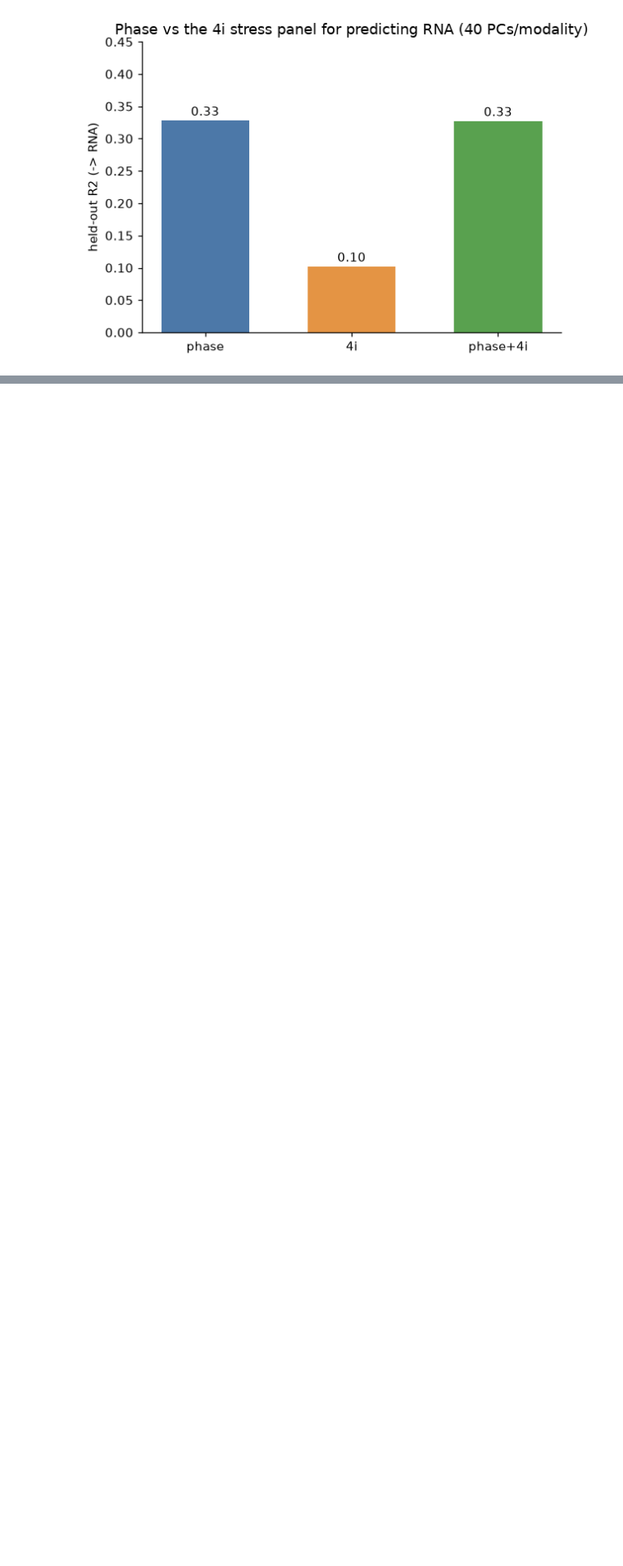
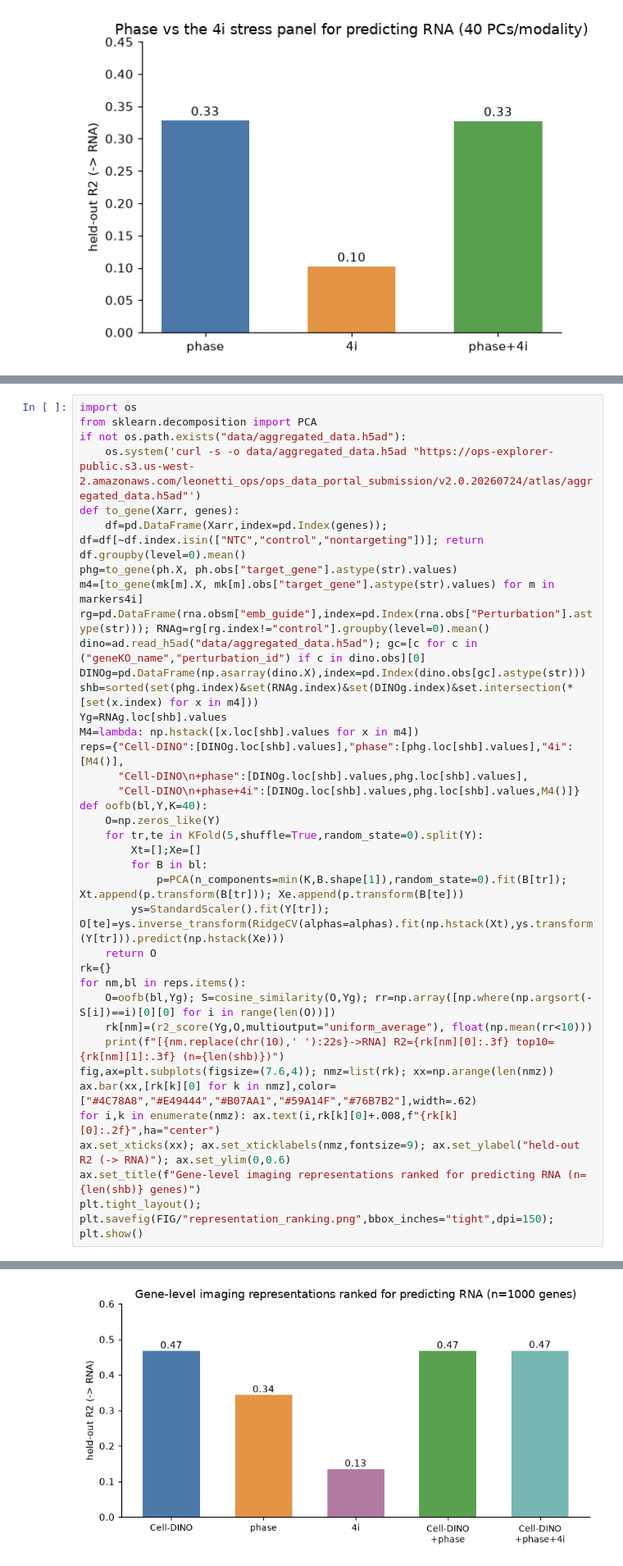
Before and after one commit to talha1369/cytodata-altair-crossmodal, a Jupyter notebook: guide_level_cross_modal.ipynb, the cells around one changed output, grey strips where cells are left out. Shown at 82% size. Cells and saved outputs as stored; diff of their text form; blank space fills up the shorter version.

Commit message:
Wire Cell-DINO into gene-level representation ranking (Cell-DINO>phase>4i) + add full Aconcagua VM aggregation script

```diff
--- a/guide_level_cross_modal.ipynb
+++ b/guide_level_cross_modal.ipynb
@@ -166,0 +170,38 @@ plt.tight_layout(); plt.savefig(FIG/"phase_vs_4i.png",bbox_inches="tight",dpi=15
+# %%
+import os
+from sklearn.decomposition import PCA
+if not os.path.exists("data/aggregated_data.h5ad"):
+    os.system('curl -s -o data/aggregated_data.h5ad "https://ops-explorer-public.s3.us-west-2.amazonaws.com/leonetti_ops/ops_data_portal_submission/v2.0.20260724/atlas/aggregated_data.h5ad"')
+def to_gene(Xarr, genes):
+    df=pd.DataFrame(Xarr,index=pd.Index(genes)); df=df[~df.index.isin(["NTC","control","nontargeting"])]; return df.groupby(level=0).mean()
+phg=to_gene(ph.X, ph.obs["target_gene"].astype(str).values)
+m4=[to_gene(mk[m].X, mk[m].obs["target_gene"].astype(str).values) for m in markers4i]
+rg=pd.DataFrame(rna.obsm["emb_guide"],index=pd.Index(rna.obs["Perturbation"].astype(str))); RNAg=rg[rg.index!="control"].groupby(level=0).mean()
+dino=ad.read_h5ad("data/aggregated_data.h5ad"); gc=[c for c in ("geneKO_name","perturbation_id") if c in dino.obs][0]
+DINOg=pd.DataFrame(np.asarray(dino.X),index=pd.Index(dino.obs[gc].astype(str)))
+shb=sorted(set(phg.index)&set(RNAg.index)&set(DINOg.index)&set.intersection(*[set(x.index) for x in m4]))
+Yg=RNAg.loc[shb].values
+M4=lambda: np.hstack([x.loc[shb].values for x in m4])
+reps={"Cell-DINO":[DINOg.loc[shb].values],"phase":[phg.loc[shb].values],"4i":[M4()],
+      "Cell-DINO\n+phase":[DINOg.loc[shb].values,phg.loc[shb].values],
+      "Cell-DINO\n+phase+4i":[DINOg.loc[shb].values,phg.loc[shb].values,M4()]}
+def oofb(bl,Y,K=40):
+    O=np.zeros_like(Y)
+    for tr,te in KFold(5,shuffle=True,random_state=0).split(Y):
+        Xt=[];Xe=[]
+        for B in bl:
+            p=PCA(n_components=min(K,B.shape[1]),random_state=0).fit(B[tr]); Xt.append(p.transform(B[tr])); Xe.append(p.transform(B[te]))
+        ys=StandardScaler().fit(Y[tr]); O[te]=ys.inverse_transform(RidgeCV(alphas=alphas).fit(np.hstack(Xt),ys.transform(Y[tr])).predict(np.hstack(Xe)))
+    return O
+rk={}
+for nm,bl in reps.items():
+    O=oofb(bl,Yg); S=cosine_similarity(O,Yg); rr=np.array([np.where(np.argsort(-S[i])==i)[0][0] for i in range(len(O))])
+    rk[nm]=(r2_score(Yg,O,multioutput="uniform_average"), float(np.mean(rr<10)))
+    print(f"[{nm.replace(chr(10),' '):22s}->RNA] R2={rk[nm][0]:.3f} top10={rk[nm][1]:.3f} (n={len(shb)})")
+fig,ax=plt.subplots(figsize=(7.6,4)); nmz=list(rk); xx=np.arange(len(nmz))
+ax.bar(xx,[rk[k][0] for k in nmz],color=["#4C78A8","#E49444","#B07AA1","#59A14F","#76B7B2"],width=.62)
+for i,k in enumerate(nmz): ax.text(i,rk[k][0]+.008,f"{rk[k][0]:.2f}",ha="center")
+ax.set_xticks(xx); ax.set_xticklabels(nmz,fontsize=9); ax.set_ylabel("held-out R2 (-> RNA)"); ax.set_ylim(0,0.6)
+ax.set_title(f"Gene-level imaging representations ranked for predicting RNA (n={len(shb)} genes)")
+plt.tight_layout(); plt.savefig(FIG/"representation_ranking.png",bbox_inches="tight",dpi=150); plt.show()
+# %% [output]
@@ -167 +213,2 @@ plt.tight_layout(); plt.savefig(FIG/"phase_vs_4i.png",bbox_inches="tight",dpi=15
+[figure, added]
 # %% [markdown]
```
Also changed, not shown: parts of 3 cells of this notebook, 3 other files.
